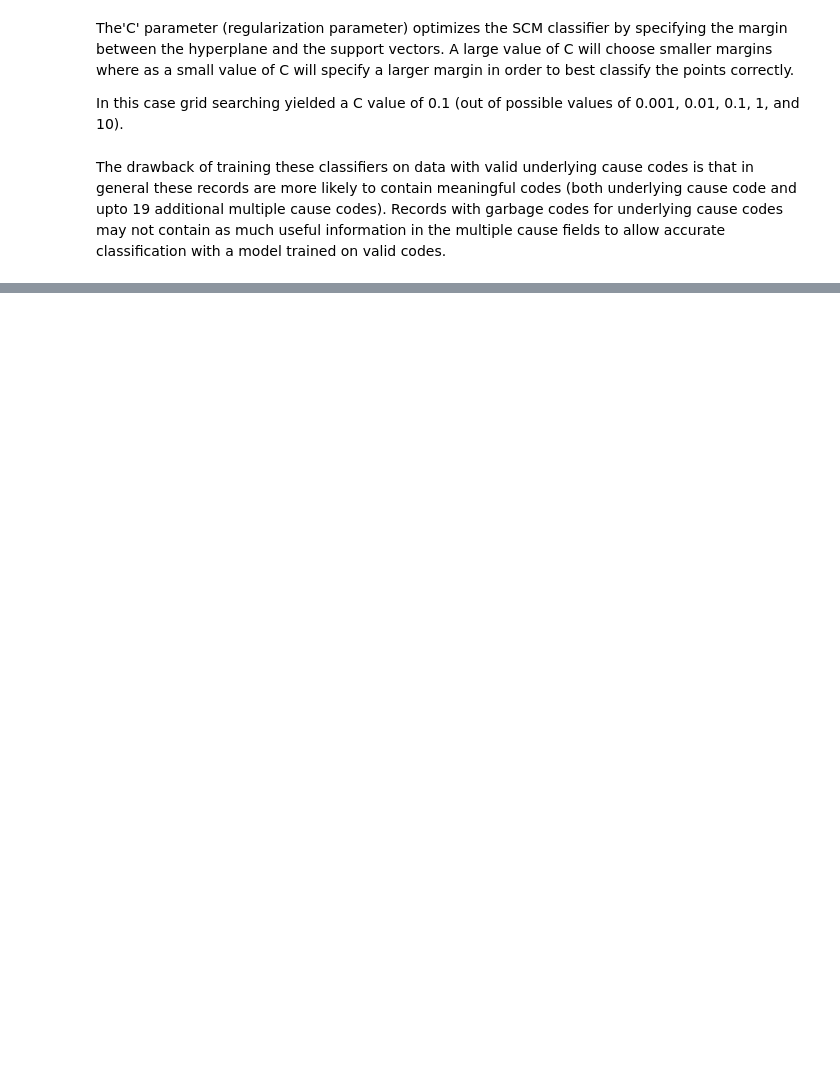
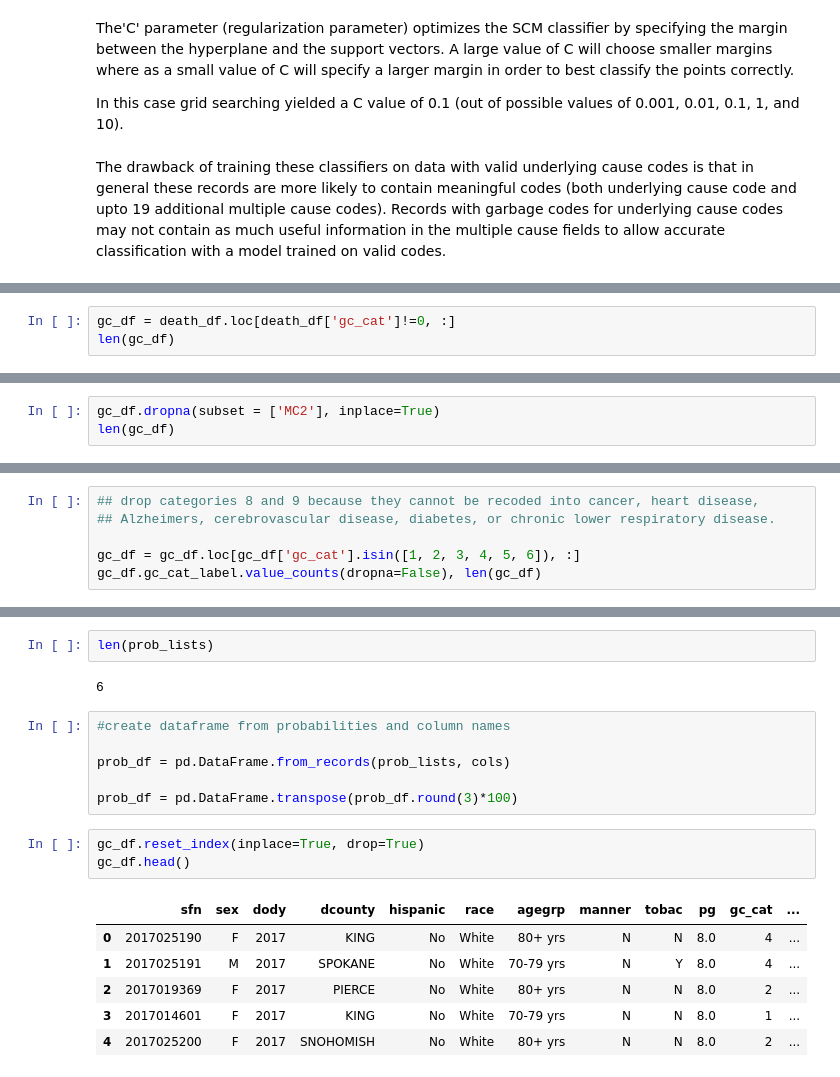
Before and after one commit to mbg9700/Springboard_DSCareer, a Jupyter notebook: Capstone_2/5_Supervised_ML_models.ipynb, the cells around one changed output, grey strips where cells are left out. Saved outputs shown, nothing was run; the diff lists cells and outputs as text; blank space fills up the shorter version.

```diff
--- a/Capstone_2/5_Supervised_ML_models.ipynb
+++ b/Capstone_2/5_Supervised_ML_models.ipynb
@@ -633,0 +620,3 @@ The drawback of training these classifiers on data with valid underlying cause c
+# %%
+gc_df = death_df.loc[death_df['gc_cat']!=0, :]
+len(gc_df)
@@ -633,0 +637,3 @@ The drawback of training these classifiers on data with valid underlying cause c
+# %%
+gc_df.dropna(subset = ['MC2'], inplace=True)
+len(gc_df)
@@ -633,0 +658,6 @@ The drawback of training these classifiers on data with valid underlying cause c
+# %%
+## drop categories 8 and 9 because they cannot be recoded into cancer, heart disease,
+## Alzheimers, cerebrovascular disease, diabetes, or chronic lower respiratory disease.
+
+gc_df = gc_df.loc[gc_df['gc_cat'].isin([1, 2, 3, 4, 5, 6]), :]
+gc_df.gc_cat_label.value_counts(dropna=False), len(gc_df)
@@ -633,0 +711,20 @@ The drawback of training these classifiers on data with valid underlying cause c
+# %%
+len(prob_lists)
+# %% [output]
+6
+# %%
+#create dataframe from probabilities and column names
+
+prob_df = pd.DataFrame.from_records(prob_lists, cols)
+
+prob_df = pd.DataFrame.transpose(prob_df.round(3)*100)
+# %%
+gc_df.reset_index(inplace=True, drop=True)
+gc_df.head()
+# %% [output]
+|  | sfn | sex | dody | dcounty | hispanic | race | agegrp | manner | tobac | pg | gc_cat | ... |
+| 0 | 2017025190 | F | 2017 | KING | No | White | 80+ yrs | N | N | 8.0 | 4 | ... |
+| 1 | 2017025191 | M | 2017 | SPOKANE | No | White | 70-79 yrs | N | Y | 8.0 | 4 | ... |
+| 2 | 2017019369 | F | 2017 | PIERCE | No | White | 80+ yrs | N | N | 8.0 | 2 | ... |
+| 3 | 2017014601 | F | 2017 | KING | No | White | 70-79 yrs | N | N | 8.0 | 1 | ... |
+| 4 | 2017025200 | F | 2017 | SNOHOMISH | No | White | 80+ yrs | N | N | 8.0 | 2 | ... |
```
Also changed, not shown: parts of 53 cells of this notebook, 3 other files.
